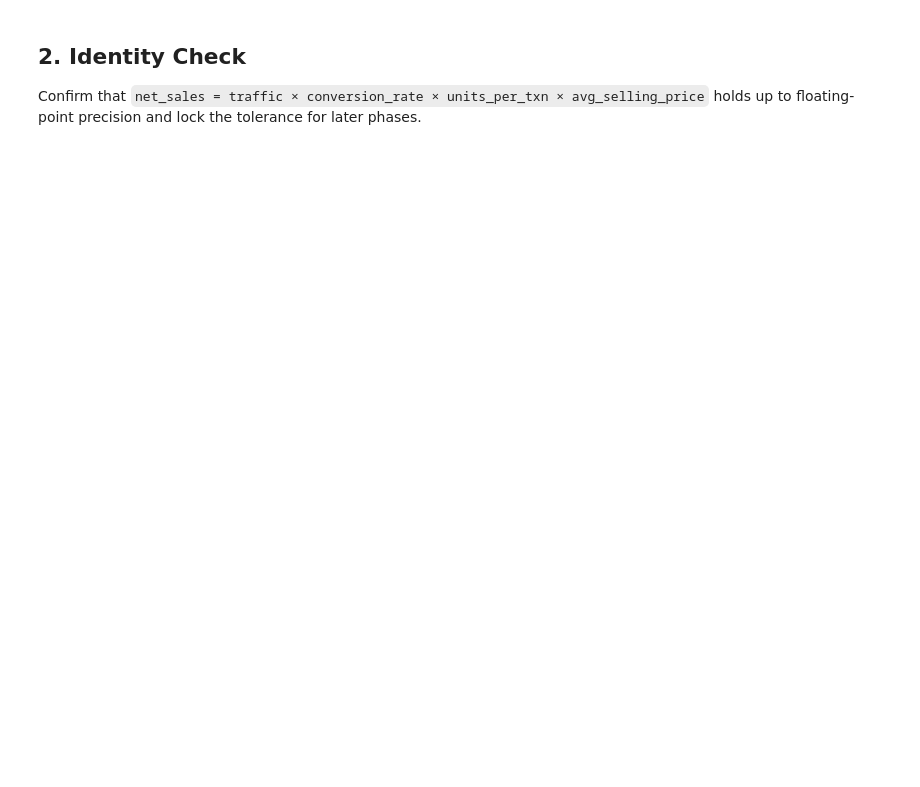
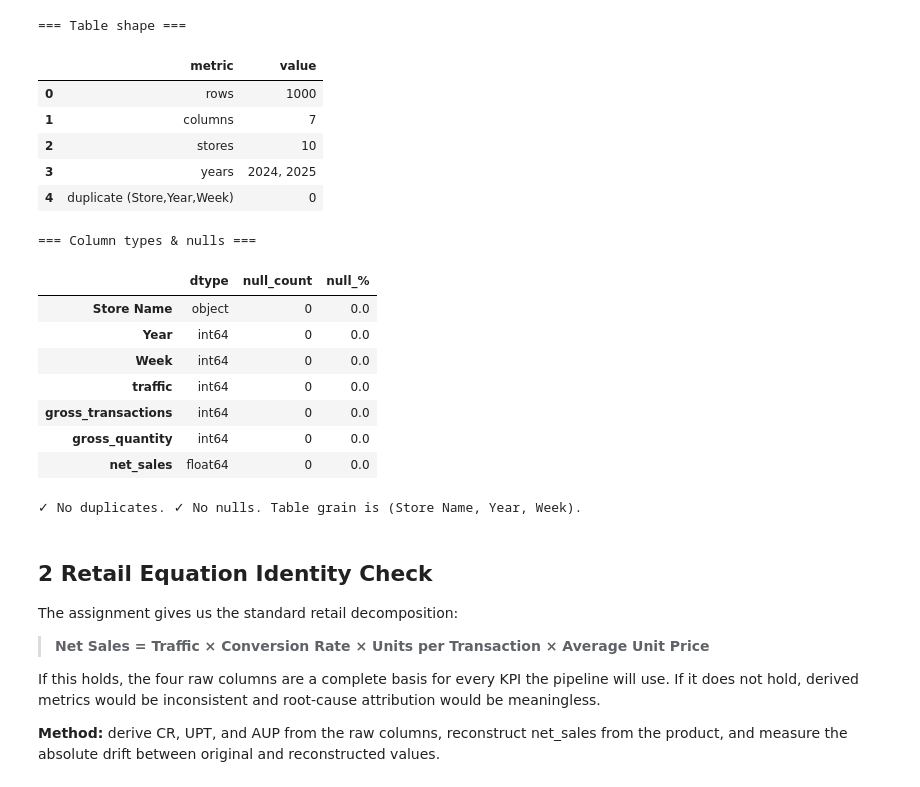
Before and after one commit to AymanAOURIK/Retail-Store-KPIs-To-insights, a Jupyter notebook: notebooks/EDA.ipynb, the cells around one changed output. Saved outputs shown, nothing was run; the diff lists cells and outputs as text; code cells hidden in the pictures; blank space fills up the shorter version.

```diff
--- a/notebooks/EDA.ipynb
+++ b/notebooks/EDA.ipynb
@@ -31,27 +62,53 @@ Validate the table grain and basic completeness before any KPI derivation.
 # %%
-schema_summary = pd.DataFrame(
-    {
-        "dtype": df.dtypes.astype(str),
-        "null_count": df.isna().sum(),
-    }
-)
+print("=== Table shape ===")
+shape_summary = pd.DataFrame([
+    {"metric": "rows",                         "value": len(df)},
+    {"metric": "columns",                      "value": df.shape[1]},
+    {"metric": "stores",                       "value": df["Store Name"].nunique()},
+    {"metric": "years",                        "value": ", ".join(map(str, sorted(df["Year"].unique())))},
+    {"metric": "duplicate (Store,Year,Week)",  "value": int(df.duplicated(["Store Name","Year","Week"]).sum())},
+])
+display(shape_summary)
 
-key_duplicates = int(df.duplicated(["Store Name", "Year", "Week"]).sum())
-shape_summary = pd.DataFrame(
-    [
-        {"metric": "rows", "value": len(df)},
-        {"metric": "columns", "value": df.shape[1]},
-        {"metric": "stores", "value": df["Store Name"].nunique()},
-        {"metric": "years", "value": ", ".join(map(str, sorted(df["Year"].unique())))},
-        {"metric": "duplicate_store_year_week_keys", "value": key_duplicates},
-    ]
-)
+print("\n=== Column types & nulls ===")
+schema_summary = pd.DataFrame({
+    "dtype":      df.dtypes.astype(str),
+    "null_count": df.isna().sum(),
+    "null_%":     (df.isna().mean() * 100).round(1),
+})
+display(schema_summary)
 
-display(shape_summary)
-display(schema_summary)
+# Hard assertions — these must never fail
+assert df.duplicated(["Store Name", "Year", "Week"]).sum() == 0, "Duplicate keys found"
+assert df.isna().sum().sum() == 0, "Nulls found in raw data"
+print("\n✓ No duplicates. ✓ No nulls. Table grain is (Store Name, Year, Week).")
+# %% [output]
+=== Table shape ===
+|  | metric | value |
+| 0 | rows | 1000 |
+| 1 | columns | 7 |
+| 2 | stores | 10 |
+| 3 | years | 2024, 2025 |
+| 4 | duplicate (Store,Year,Week) | 0 |
+=== Column types & nulls ===
+|  | dtype | null_count | null_% |
+| Store Name | object | 0 | 0.0 |
+| Year | int64 | 0 | 0.0 |
+| Week | int64 | 0 | 0.0 |
+| traffic | int64 | 0 | 0.0 |
+| gross_transactions | int64 | 0 | 0.0 |
+| gross_quantity | int64 | 0 | 0.0 |
+| net_sales | float64 | 0 | 0.0 |
+✓ No duplicates. ✓ No nulls. Table grain is (Store Name, Year, Week).
 # %% [markdown]
-## 2. Identity Check
+## 2  Retail Equation Identity Check
 
-Confirm that `net_sales = traffic × conversion_rate × units_per_txn × avg_selling_price` holds up to floating-point precision and lock the tolerance for later phases.
+The assignment gives us the standard retail decomposition:
+
+> **Net Sales = Traffic × Conversion Rate × Units per Transaction × Average Unit Price**
+
+If this holds, the four raw columns are a complete basis for every KPI the pipeline will use. If it does not hold, derived metrics would be inconsistent and root-cause attribution would be meaningless.
+
+**Method:** derive CR, UPT, and AUP from the raw columns, reconstruct net_sales from the product, and measure the absolute drift between original and reconstructed values.
 # %%
 analysis = df.copy()
```
Also changed, not shown: parts of 17 cells of this notebook, 12 other files.
